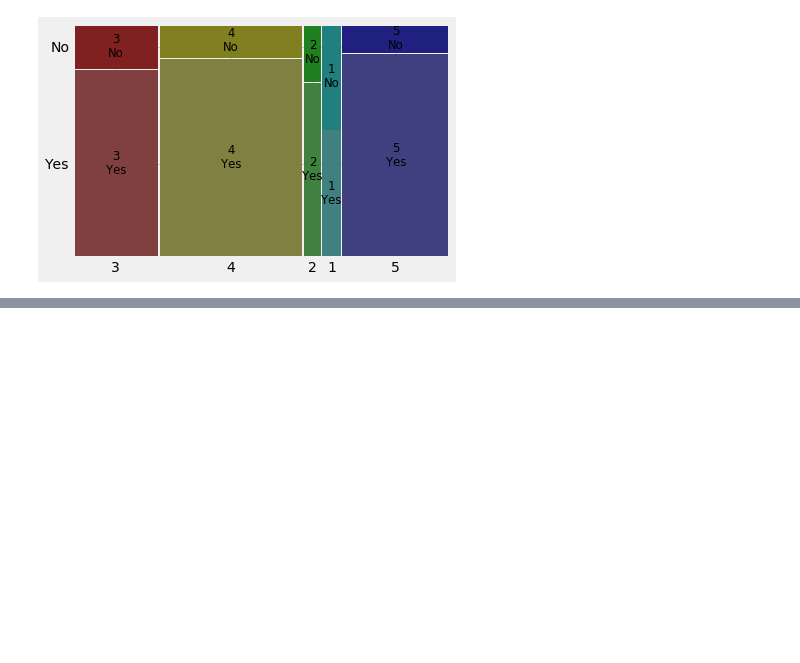
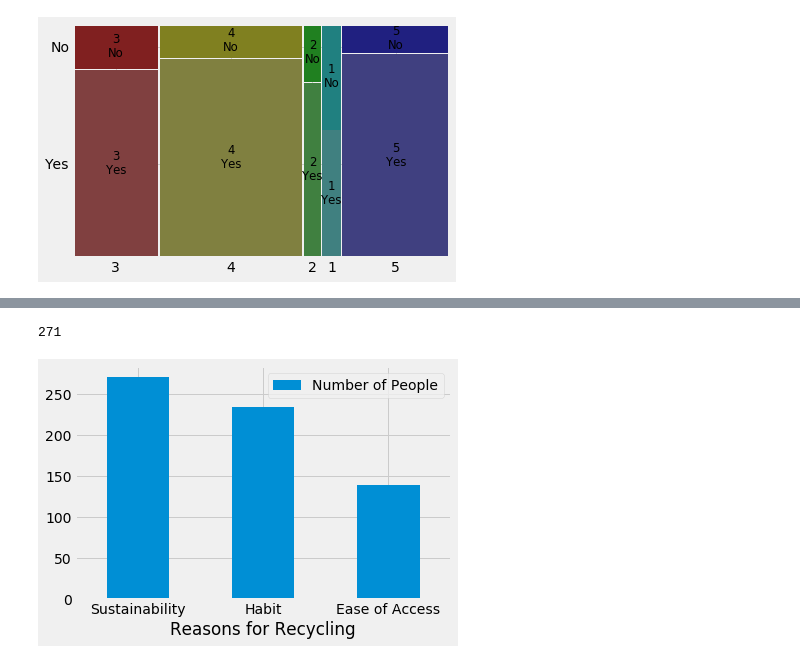
Before and after one commit to aalmeida9/362Project1, a Jupyter notebook: main.ipynb, the cells around one changed output, grey strips where cells are left out. Cells and saved outputs as stored; diff of their text form; code cells hidden in the pictures; blank space fills up the shorter version.

```diff
--- a/main.ipynb
+++ b/main.ipynb
@@ -187,0 +219,10 @@ plt.show()
+# %%
+#prints graph of how many people chose what fro their reason for recycling
+#there is more than 100 answers because people could choose more than one thing, to my detriment
+print(df.Reasoning.str.contains('Sustainability').sum())
+
+df = pd.DataFrame({'Reasons for Recycling':['Sustainability', 'Habit', 'Ease of Access'], 'Number of People':[pl1, pl2, pl3]})
+ax = df.plot.bar(x='Reasons for Recycling', y='Number of People', rot=0)
+# %% [output]
+271
+[figure, added]
```
Also changed, not shown: parts of 6 cells of this notebook.
